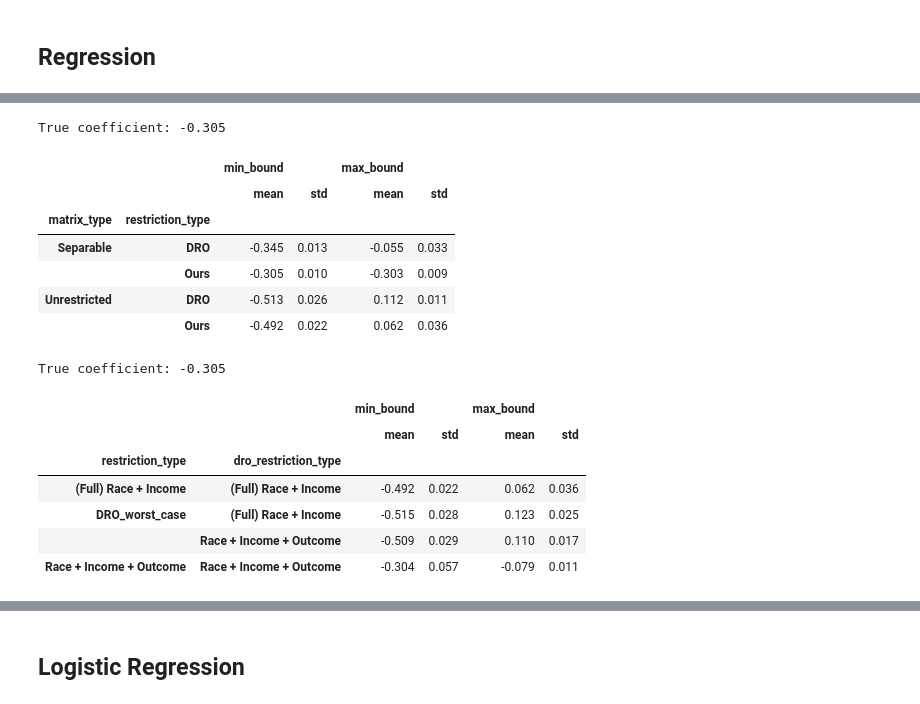
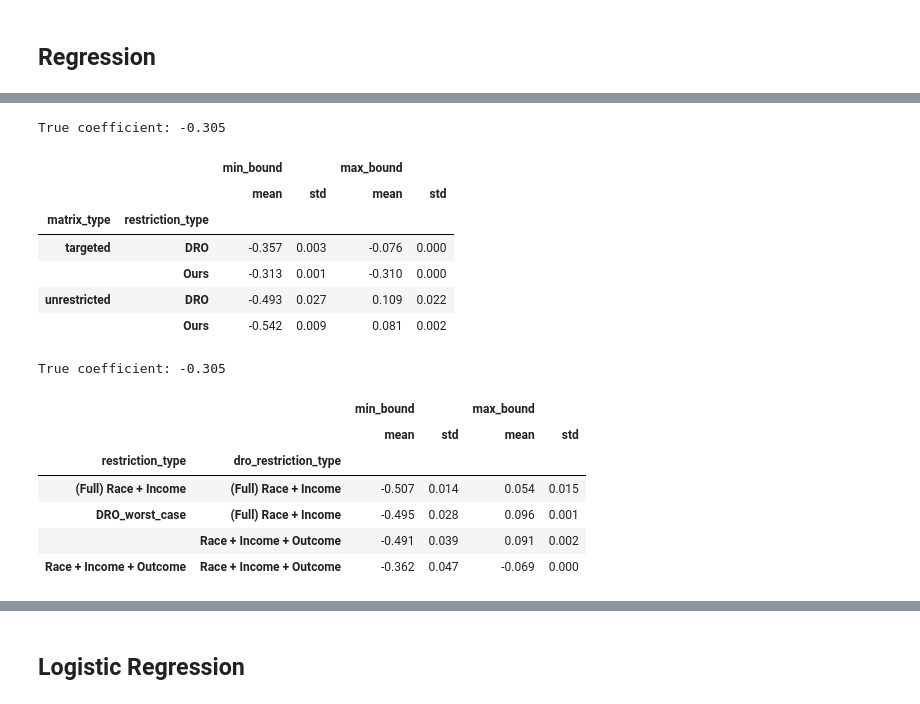
Before and after one commit to secg5/inference_contrained_distribution_shift, a Jupyter notebook: plotting/paper_plots.ipynb, the cells around one changed output, grey strips where cells are left out. Saved outputs shown, nothing was run; the diff lists cells and outputs as text; code cells hidden in the pictures.

```diff
--- a/plotting/paper_plots.ipynb
+++ b/plotting/paper_plots.ipynb
@@ -243,23 +243,23 @@ True conditional mean: 0.376
 # %%
 fig, ax = plt.subplots(ncols=3, figsize=(16, 8), sharey=True, width_ratios=[2, 2, 1])
 
-plotting_df_12 = utils.generate_constraints_plots_regression(
+plotting_df_constraints = utils.generate_constraints_plots_regression(
     base_path="../experiment_artifacts/",
-    timestamp_ours="regression_1_2",
-    timestamp_dro="Oct13-2224",
+    timestamp_ours="Jan27-1953",
+    timestamp_dro="Jan27-1954",
     ax=ax[0],
 )
 
-plotting_df_34 = utils.generate_theta_plots_regression(
+plotting_df_theta = utils.generate_theta_plots_regression(
     base_path="../experiment_artifacts/",
-    timestamp_ours="regression_3_4",
-    timestamp_dro="Oct14-0552",
+    timestamp_ours="Jan27-1949",
+    timestamp_dro="Jan27-1951",
     ax=ax[1],
 )
 
 plotting_df_omni = utils.generate_plot_dro(
     base_path="../experiment_artifacts/",
-    timestamp="Oct14-1316",
+    timestamp="Jan27-1948",
     ax=ax[2],
     empirical_field="empirical_coef",
     true_field="true_coef",
@@ -276,5 +276,5 @@ fig.align_xlabels()
 fig.tight_layout()
 fig.suptitle("Semi-Synthetic Dataset", fontsize=30, y=1.05)
 
-fig.savefig("../regression_coeff.png", dpi=300, bbox_inches="tight")
+# fig.savefig("../regression_coeff.png", dpi=300, bbox_inches="tight")
 # %% [output]
@@ -283,44 +283,44 @@ KeyError: ('unrestricted', 'DRO_worst_case')
 # %%
-print(f"True coefficient: {plotting_df_12['true_coef'].mean():.3f}")
+print(f"True coefficient: {plotting_df_constraints['true_coef'].mean():.3f}")
 display(
-    plotting_df_12.replace(
+    plotting_df_constraints.replace(
         {
             "Nx12": "Unrestricted",
             "Nx6": "Separable",
             "Nx8": "Targeted",
             "DRO_worst_case": "DRO",
             "count": "Ours",
         }
     )
     .groupby(["matrix_type", "restriction_type"])[["min_bound", "max_bound"]]
     .agg(["mean", "std"])
     .round(3)
 )
 
-print(f"True coefficient: {plotting_df_34['true_coef'].mean():.3f}")
+print(f"True coefficient: {plotting_df_theta['true_coef'].mean():.3f}")
 display(
-    plotting_df_34.replace(
+    plotting_df_theta.replace(
         {"count": "(Full) Race + Income", "count_plus": "Race + Income + Outcome"}
     )
     .groupby(["restriction_type", "dro_restriction_type"])[["min_bound", "max_bound"]]
     .agg(["mean", "std"])
     .round(3)
 )
 # %% [output]
 True coefficient: -0.305
 |  |  | min_bound |  | max_bound |  |
 |  |  | mean | std | mean | std |
 | matrix_type | restriction_type |  |  |  |  |
-| Separable | DRO | -0.345 | 0.013 | -0.055 | 0.033 |
-|  | Ours | -0.305 | 0.010 | -0.303 | 0.009 |
-| Unrestricted | DRO | -0.513 | 0.026 | 0.112 | 0.011 |
-|  | Ours | -0.492 | 0.022 | 0.062 | 0.036 |
+| targeted | DRO | -0.357 | 0.003 | -0.076 | 0.000 |
+|  | Ours | -0.313 | 0.001 | -0.310 | 0.000 |
+| unrestricted | DRO | -0.493 | 0.027 | 0.109 | 0.022 |
+|  | Ours | -0.542 | 0.009 | 0.081 | 0.002 |
 True coefficient: -0.305
 |  |  | min_bound |  | max_bound |  |
 |  |  | mean | std | mean | std |
 | restriction_type | dro_restriction_type |  |  |  |  |
-| (Full) Race + Income | (Full) Race + Income | -0.492 | 0.022 | 0.062 | 0.036 |
-| DRO_worst_case | (Full) Race + Income | -0.515 | 0.028 | 0.123 | 0.025 |
-|  | Race + Income + Outcome | -0.509 | 0.029 | 0.110 | 0.017 |
-| Race + Income + Outcome | Race + Income + Outcome | -0.304 | 0.057 | -0.079 | 0.011 |
+| (Full) Race + Income | (Full) Race + Income | -0.507 | 0.014 | 0.054 | 0.015 |
+| DRO_worst_case | (Full) Race + Income | -0.495 | 0.028 | 0.096 | 0.001 |
+|  | Race + Income + Outcome | -0.491 | 0.039 | 0.091 | 0.002 |
+| Race + Income + Outcome | Race + Income + Outcome | -0.362 | 0.047 | -0.069 | 0.000 |
 # %%
```
Also changed, not shown: parts of 4 cells of this notebook.
